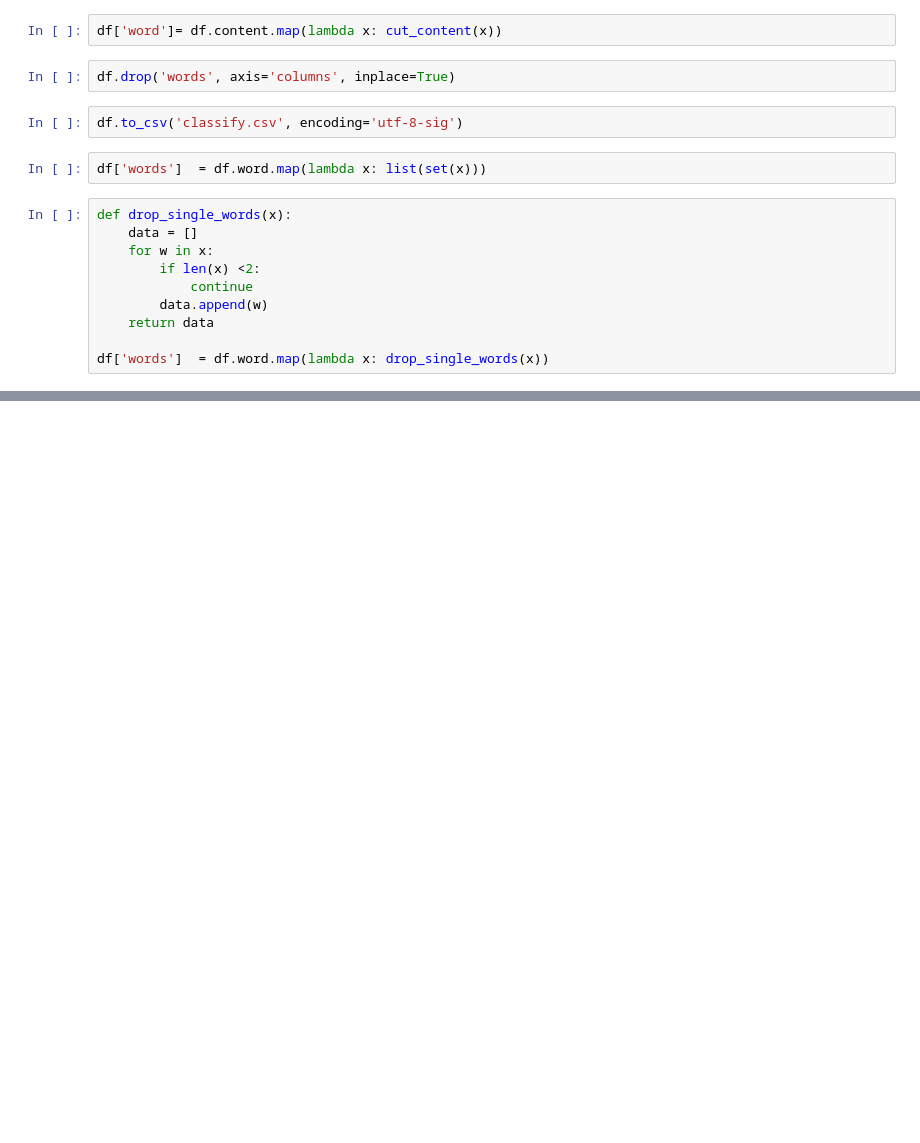
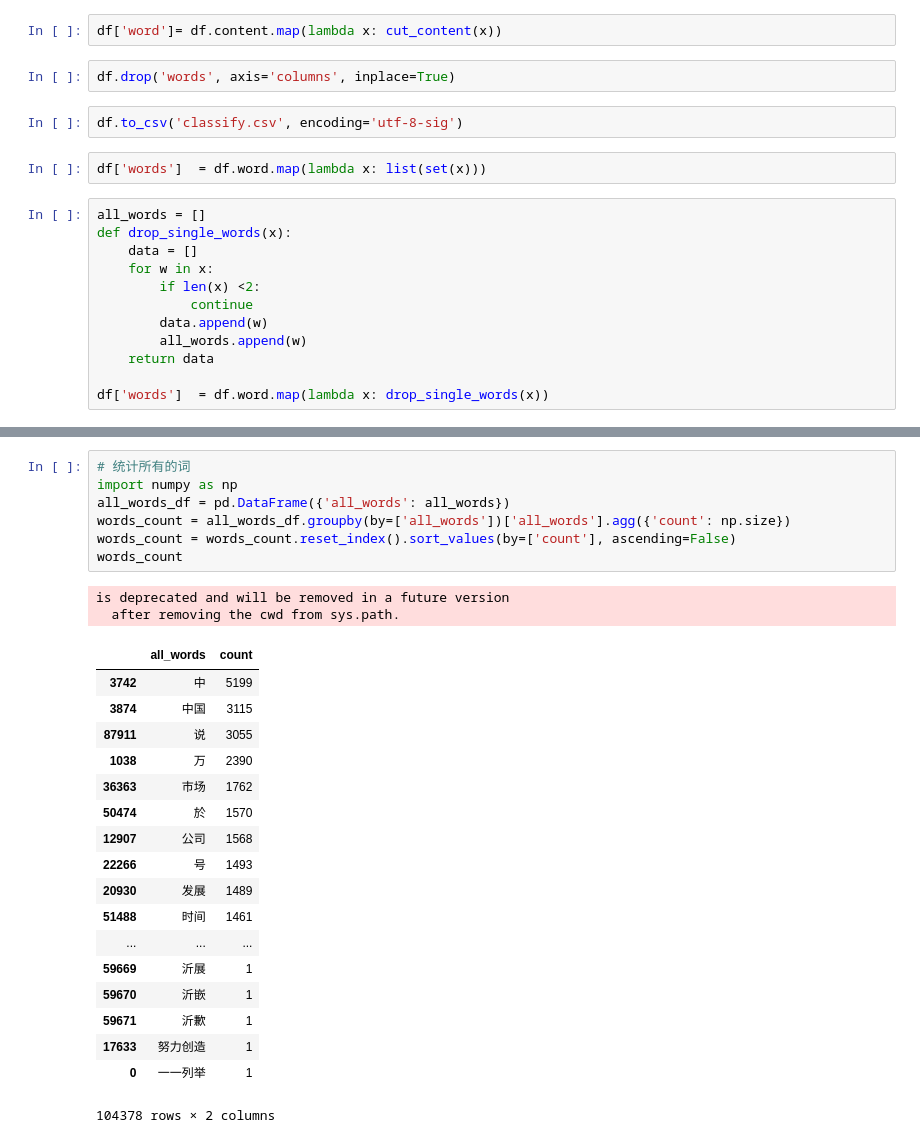
Before and after one commit to birdflyinhigh/ai-nlp, a Jupyter notebook: udemy_nlp_course/06_新闻分类任务实战/52_a_新闻数据和任务简介.ipynb, the cells around one changed output, grey strips where cells are left out. Drawn from its saved outputs; the diff is of its cells as text; blank space fills up the shorter version.

```diff
--- a/udemy_nlp_course/06_新闻分类任务实战/52_a_新闻数据和任务简介.ipynb
+++ b/udemy_nlp_course/06_新闻分类任务实战/52_a_新闻数据和任务简介.ipynb
@@ -50,12 +50,14 @@ df.to_csv('classify.csv', encoding='utf-8-sig')
 # %%
 df['words']  = df.word.map(lambda x: list(set(x)))
 # %%
+all_words = []
 def drop_single_words(x):
     data = []
     for w in x:
         if len(x) <2:
             continue
         data.append(w)
+        all_words.append(w)
     return data
 
 df['words']  = df.word.map(lambda x: drop_single_words(x))
@@ -79,0 +84,28 @@ df.tail()
+# %%
+# 统计所有的词
+import numpy as np
+all_words_df = pd.DataFrame({'all_words': all_words})
+words_count = all_words_df.groupby(by=['all_words'])['all_words'].agg({'count': np.size})
+words_count = words_count.reset_index().sort_values(by=['count'], ascending=False)
+words_count
+# %% [output]
+is deprecated and will be removed in a future version
+  after removing the cwd from sys.path.
+|  | all_words | count |
+| 3742 | 中 | 5199 |
+| 3874 | 中国 | 3115 |
+| 87911 | 说 | 3055 |
+| 1038 | 万 | 2390 |
+| 36363 | 市场 | 1762 |
+| 50474 | 於 | 1570 |
+| 12907 | 公司 | 1568 |
+| 22266 | 号 | 1493 |
+| 20930 | 发展 | 1489 |
+| 51488 | 时间 | 1461 |
+| ... | ... | ... |
+| 59669 | 沂展 | 1 |
+| 59670 | 沂嵌 | 1 |
+| 59671 | 沂歉 | 1 |
+| 17633 | 努力创造 | 1 |
+| 0 | 一一列举 | 1 |
+104378 rows × 2 columns
```
Also changed, not shown: parts of 17 cells of this notebook, 4 other files.
